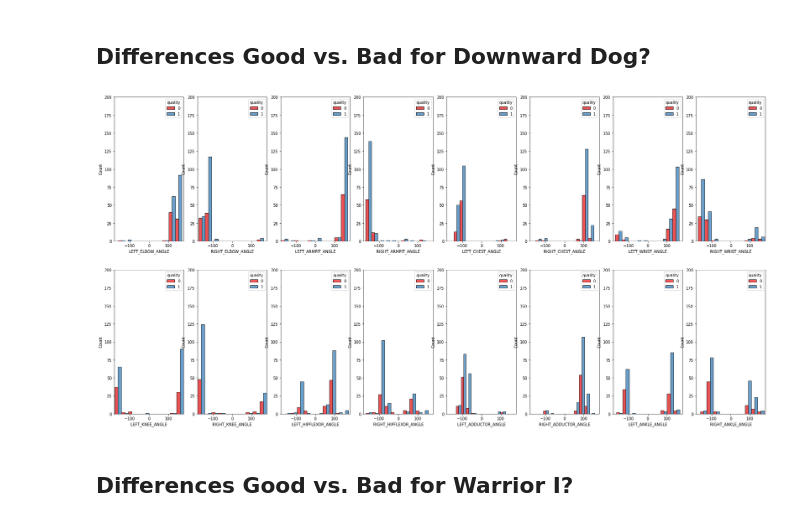
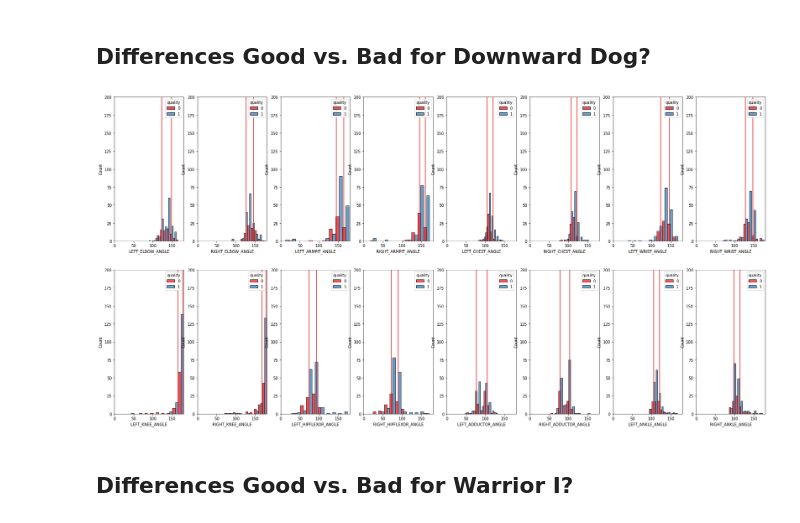
Before and after one commit to alec-flowers/visual_intelligence, a Jupyter notebook: notebooks/baseline_models.ipynb, the cells around one changed output. Drawn from its saved outputs; the diff is of its cells as text; code cells hidden in the pictures.

Commit message:
feat: working angle calculations for each posture

```diff
--- a/notebooks/baseline_models.ipynb
+++ b/notebooks/baseline_models.ipynb
@@ -63,0 +42,8 @@ Index(['NOSE', 'LEFT_EYE_INNER', 'LEFT_EYE', 'LEFT_EYE_OUTER',
+# %%
+from data import create_angle_features
+
+create_angle_features(df_world)
+
+df_w1 = df_world.loc[df_world['label'] == 1].copy()
+df_w2 = df_world.loc[df_world['label'] == 2].copy()
+df_dd = df_world.loc[df_world['label'] == 0].copy()
@@ -63,0 +99,18 @@ Index(['NOSE', 'LEFT_EYE_INNER', 'LEFT_EYE', 'LEFT_EYE_OUTER',
+# %%
+def get_angle_confidence_intervals(df_pose: pd.DataFrame, LANDMARKS: list, percent: float = .10) -> dict:
+
+    df_pose = df_pose.loc[df_pose['quality']==1]
+    num = df_pose.shape[0]
+    num_to_take = int(num-num*(1-percent))
+
+    valid_angles = {}
+    for idx, col in enumerate(LANDMARKS):
+        low = df_pose[col].sort_values(ascending=True).reset_index(drop=True)[num_to_take]
+        median = df_pose[col].median()
+        high = df_pose[col].sort_values(ascending=True).reset_index(drop=True)[num-num_to_take]
+
+        valid_angles[col] = [low, median, high]
+
+    return valid_angles
+# %%
+dd_angles = get_angle_confidence_intervals(df_dd, LANDMARKS_ANGLES_DICT.keys(), percent = .15)
@@ -64,16 +121,21 @@ Index(['NOSE', 'LEFT_EYE_INNER', 'LEFT_EYE', 'LEFT_EYE_OUTER',
+# %%
+def plot_distribution(df, angles, LANDMARKS):
+    fig, ax = plt.subplots(2, 8, figsize=(30, 15))
+    sns.set_palette(sns.color_palette("Set1"))
+    for idx, col in enumerate(LANDMARKS):
+        y = int(idx/8)
+        x = idx % 8
+        sns.histplot(df, x=col, hue='quality', ax=ax[y, x], bins=10, multiple='dodge')
+        ax[y, x].vlines(angles[col][0], 0, 200)
+        ax[y, x].vlines(angles[col][2], 0, 200)
+        ax[y, x].tick_params(axis='x')
+        ax[y, x].set_ylim(0,200)
+        ax[y, x].set_xlim(0,180)
 # %% [markdown]
 ## Differences Good vs. Bad for Downward Dog?
-# %%
-fig, ax = plt.subplots(2, 8, figsize=(30, 15))
-sns.set_palette(sns.color_palette("Set1"))
-for idx, col in enumerate(LANDMARKS_ANGLES_DICT.keys()):
-    y = int(idx/8)
-    x = idx % 8
-    sns.histplot(df_world.loc[df_world['label']==0], x=col, hue='quality', ax=ax[y, x], bins=10, multiple='dodge')
-    ax[y, x].tick_params(axis='x')
-    ax[y, x].set_ylim(0,200)
-    ax[y, x].set_xlim(-180,180)
-# %% [output]
-[figure, removed]
+# %%
+plot_distribution(df_dd, dd_angles, LANDMARKS_ANGLES_DICT.keys())
+# %% [output]
+[figure, added]
 # %% [markdown]
 ## Differences Good vs. Bad for Warrior I?
```
Also changed, not shown: parts of 80 cells of this notebook, 1 other file.
